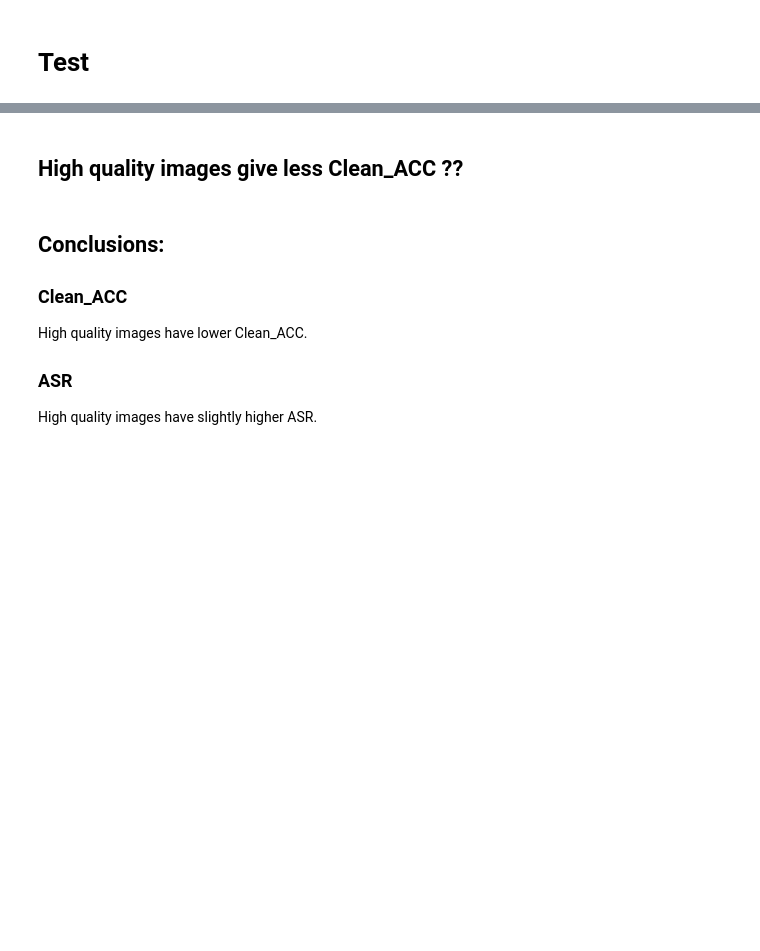
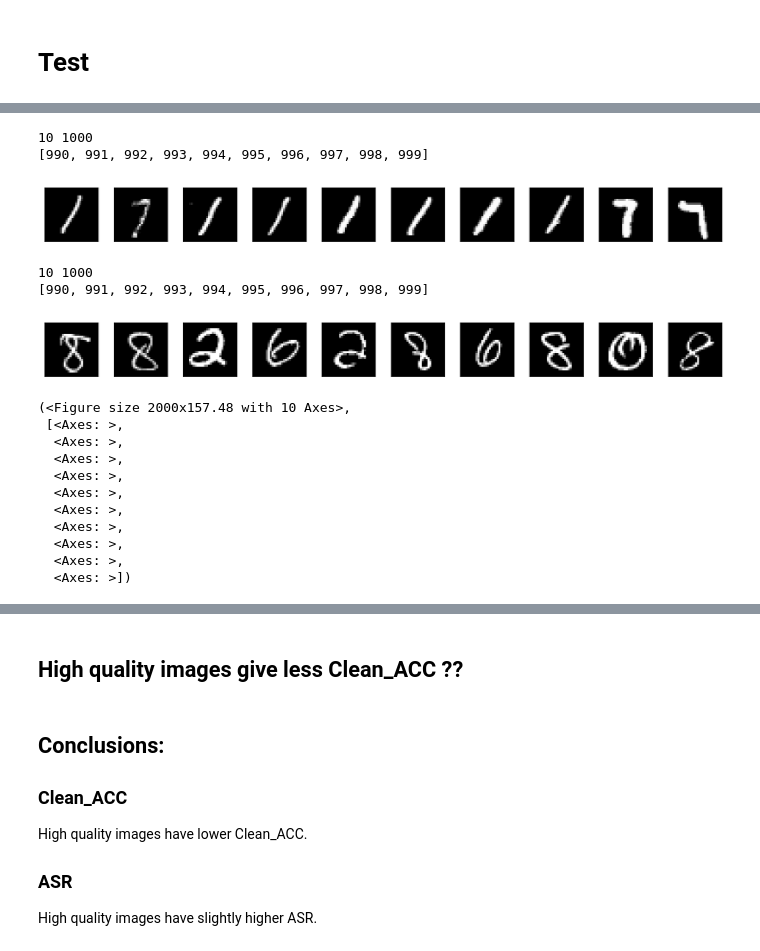
Before and after one commit to nishant-ingle/backdoors, a Jupyter notebook: noise-intensity-conv2d.ipynb, the cells around one changed output, grey strips where cells are left out. Cells and saved outputs as stored; diff of their text form; code cells hidden in the pictures; blank space fills up the shorter version.

```diff
--- a/noise-intensity-conv2d.ipynb
+++ b/noise-intensity-conv2d.ipynb
@@ -1098,7 +1264,7 @@ imgs, lbls, variances = gpu_split_by_laplacian_variance(
     device=device
 )
 
-count = 50
+count = 1000
 
 # Low quality = low variance
 lowimgs, lowlbls, lowscores = imgs[:count], lbls[:count], variances[:count]
@@ -1165,11 +1346,13 @@ def save_n_xsr_images_one_row(
     """
     n = min(int(n), 10)
     ds_len = len(dataset)
+    print(n, ds_len)
     if ds_len == 0:
         raise ValueError("Empty dataset")
 
     if sample_indices is None:
         indices = list(range(start, start + min(n, ds_len)))
+        print(indices)
     else:
         indices = [int(i) for i in sample_indices[start:n]]
 
@@ -1227,33 +1410,52 @@ def save_n_xsr_images_one_row(
                 0.5, -0.10, text,
                 transform=ax.transAxes,
                 ha="center", va="top",
                 fontproperties=fontprops,
                 clip_on=False,
             )
 
         for spine in ax.spines.values():
             spine.set_linewidth(1)
 
     fig.savefig(out_pdf, bbox_inches="tight")
     if show:
         plt.show()
     if close:
         plt.close(fig)
 
     return fig, axes
 
 
 save_n_xsr_images_one_row(
-    XSRAwareDataset(highimgs, highlbls, highscores),
+    XSRAwareDataset(lowimgs, lowlbls, lowscores),
     "mnist_low_quality_dataset.pdf",
     n=10,
     annotate="",
+    start=len(lowimgs) - 10
 )
 
 save_n_xsr_images_one_row(
-    XSRAwareDataset(lowimgs, lowlbls, lowscores),
+    XSRAwareDataset(highimgs, highlbls, highscores),
     "mnist_high_quality_dataset.pdf",
     n=10,
     annotate="",
-    start=950
+    start=len(highimgs) - 10
 )
+# %% [output]
+10 1000
+[990, 991, 992, 993, 994, 995, 996, 997, 998, 999]
+[figure, added]
+10 1000
+[990, 991, 992, 993, 994, 995, 996, 997, 998, 999]
+[figure, added]
+(<Figure size 2000x157.48 with 10 Axes>,
+ [<Axes: >,
+  <Axes: >,
+  <Axes: >,
+  <Axes: >,
+  <Axes: >,
+  <Axes: >,
+  <Axes: >,
+  <Axes: >,
+  <Axes: >,
+  <Axes: >])
```
Also changed, not shown: parts of 34 cells of this notebook.
